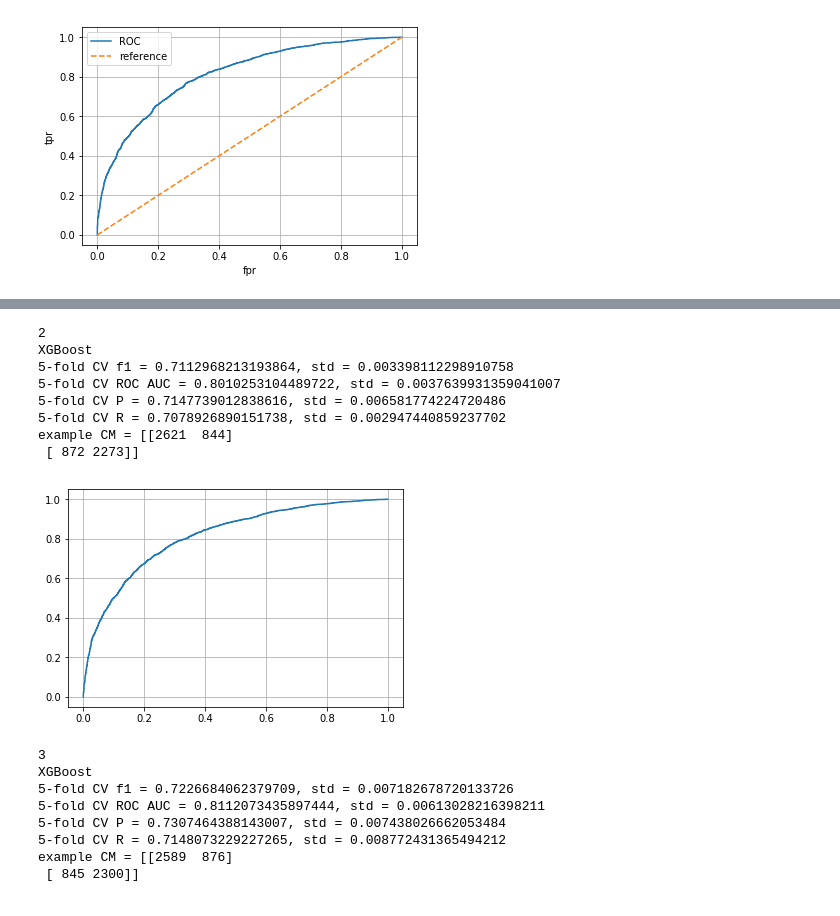
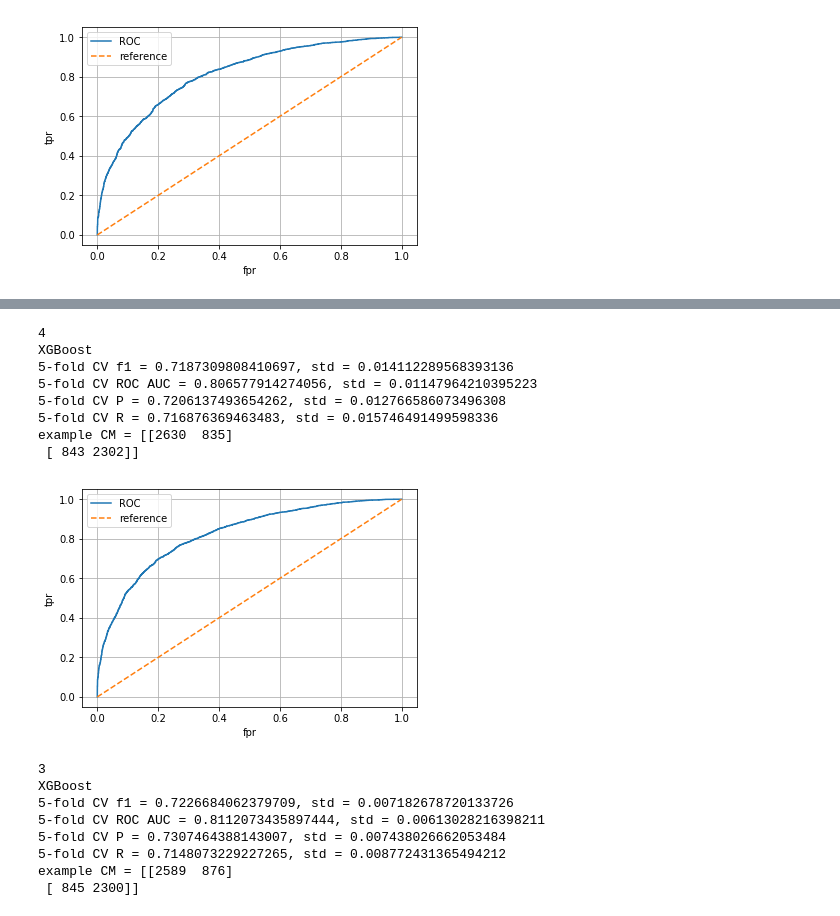
Before and after one commit to frolovconst/TC_w_ML, a Jupyter notebook: incidents_touch/accident_window_detection.ipynb, the cells around one changed output, grey strips where cells are left out. Saved outputs shown, nothing was run; the diff lists cells and outputs as text; code cells hidden in the pictures.

```diff
--- a/incidents_touch/accident_window_detection.ipynb
+++ b/incidents_touch/accident_window_detection.ipynb
@@ -131,7 +132,7 @@ non_series_cols = [col for col in dataset.columns if 'Avg' not in col and 'Total
 # %%
 dataset.to_csv('../data/PeMS/Incidents/work_folder/windows.csv', index=False)
 # %%
-dataset= pd.read_csv('../data/PeMS/Incidents/work_folder/fst_dataset/windows.csv', parse_dates=['Timestamp'])
+dataset= pd.read_csv('../data/PeMS/Incidents/work_folder/windows.csv', parse_dates=['Timestamp'])
 # %%
 def feature_extraction(dataset):
     cols = [col for col in dataset.columns if 'Avg' in col or 'Total' in col]
@@ -854,7 +913,7 @@ fignum=1
 def boost(dataset, drop_features=[], cv=5):
     global fignum
     print(fignum)
-    drop_cols = ['y', 'Timestamp', 'IncidentID'] + drop_features #, 'Longitude', 'Latitude', 'IncidentID', 'ID_Prev', 'ID_Next'
+    drop_cols = ['y', 'Timestamp', 'ID_Prev', 'ID_Next'] + drop_features #, 'Longitude', 'Latitude', 'IncidentID', 'ID_Prev', 'ID_Next'
     tr_X, te_X, tr_y, te_y = train_test_split(dataset.drop(columns=drop_cols), dataset['y'], stratify=dataset.y, test_size=.2, random_state=442)
     scaler = StandardScaler()
     tr_X = scaler.fit_transform(tr_X)
@@ -1063,13 +1129,13 @@ example CM = [[2614  851]
 # %%
-fpr10, tpr10 = boost(dataset, [cc for cc in min_later10])
+clf10, fpr10, tpr10 = boost(dataset, [cc for cc in min_later10])
 # %% [output]
-2
+4
 XGBoost
-5-fold CV f1 = 0.7112968213193864, std = 0.003398112298910758
-5-fold CV ROC AUC = 0.8010253104489722, std = 0.0037639931359041007
-5-fold CV P = 0.7147739012838616, std = 0.006581774224720486
-5-fold CV R = 0.7078926890151738, std = 0.002947440859237702
-example CM = [[2621  844]
- [ 872 2273]]
+5-fold CV f1 = 0.7187309808410697, std = 0.014112289568393136
+5-fold CV ROC AUC = 0.806577914274056, std = 0.01147964210395223
+5-fold CV P = 0.7206137493654262, std = 0.012766586073496308
+5-fold CV R = 0.716876369463483, std = 0.015746491499598336
+example CM = [[2630  835]
+ [ 843 2302]]
-[figure, old version]
+[figure, new version]
 # %%
```
Also changed, not shown: parts of 47 cells of this notebook.
